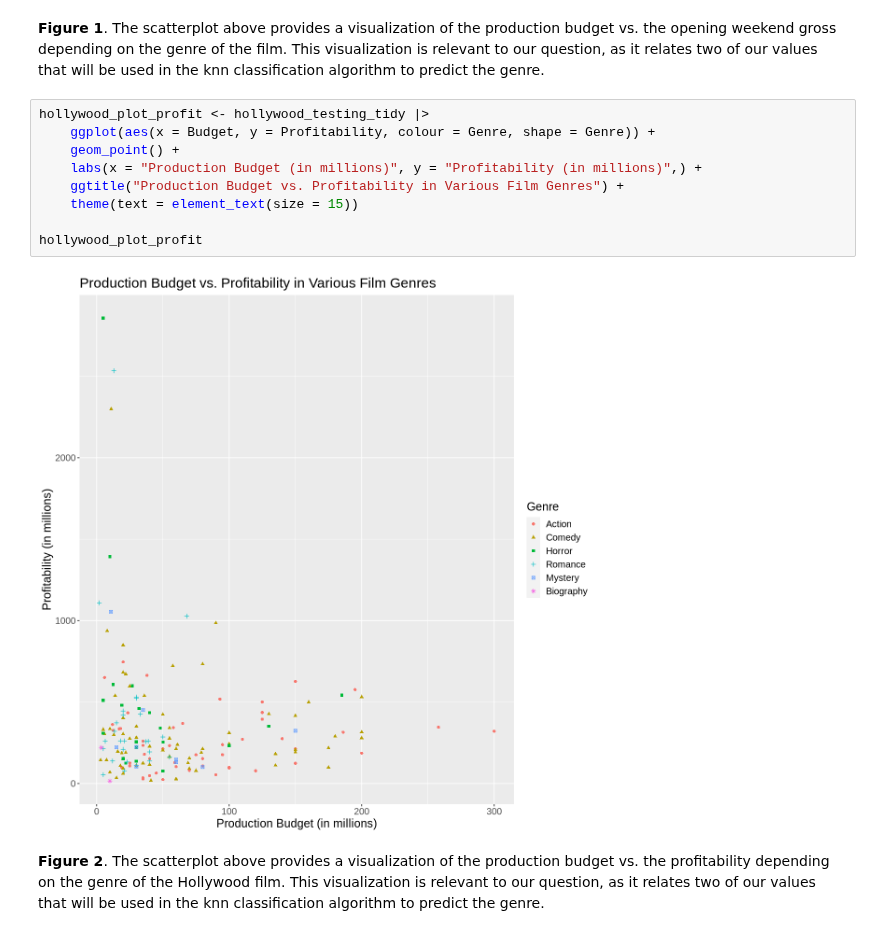
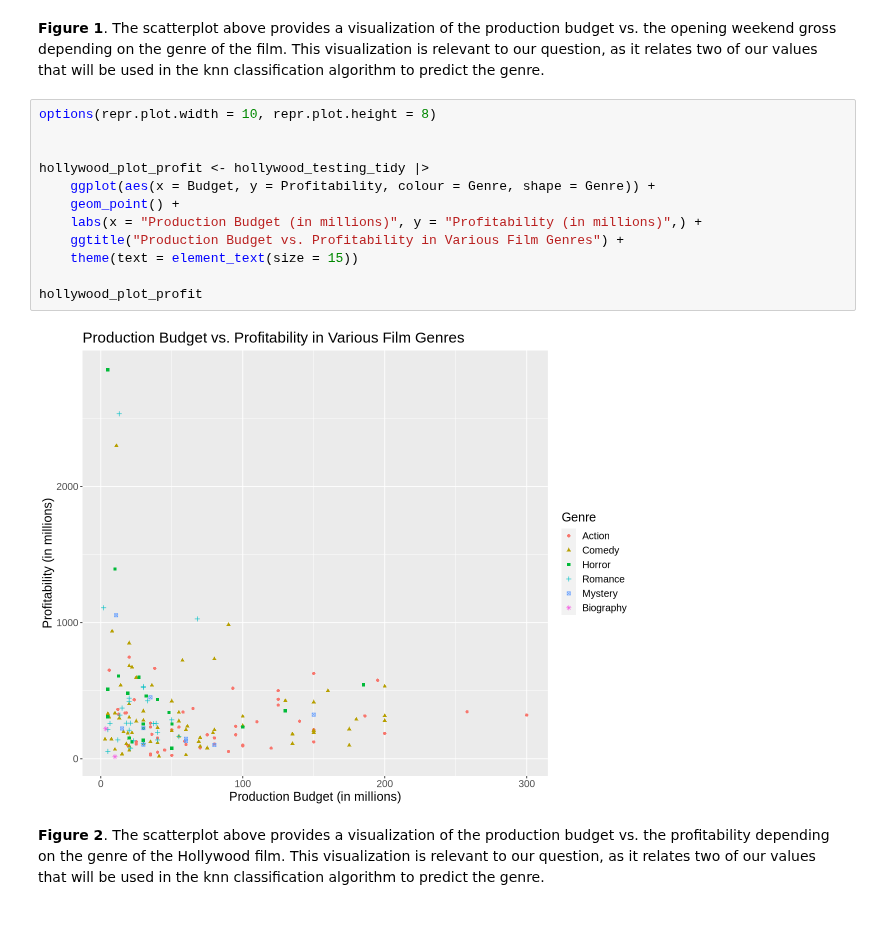
Before and after one commit to MatthewAnder/dsci-100_project_group24, a Jupyter notebook: Project Proposal (Group 24).ipynb, the cells around one changed output. Cells and saved outputs as stored; diff of their text form.

```diff
--- a/Project Proposal (Group 24).ipynb
+++ b/Project Proposal (Group 24).ipynb
@@ -185,15 +185,18 @@ hollywood_plot_opening
 # %% [markdown]
 **Figure 1**. The scatterplot above provides a visualization of the production budget vs. the opening weekend gross depending on the genre of the film. This visualization is relevant to our question, as it relates two of our values that will be used in the knn classification algorithm to predict the genre.
 # %%
+options(repr.plot.width = 10, repr.plot.height = 8)
+
+
 hollywood_plot_profit <- hollywood_testing_tidy |>
     ggplot(aes(x = Budget, y = Profitability, colour = Genre, shape = Genre)) +
     geom_point() +
     labs(x = "Production Budget (in millions)", y = "Profitability (in millions)",) +
     ggtitle("Production Budget vs. Profitability in Various Film Genres") +
     theme(text = element_text(size = 15))
 
 hollywood_plot_profit
 # %% [output]
-[figure, old version]
+[figure, new version]
 # %% [markdown]
 **Figure 2**. The scatterplot above provides a visualization of the production budget vs. the profitability depending on the genre of the Hollywood film. This visualization is relevant to our question, as it relates two of our values that will be used in the knn classification algorithm to predict the genre.
```
Also changed, not shown: parts of 3 cells of this notebook.
